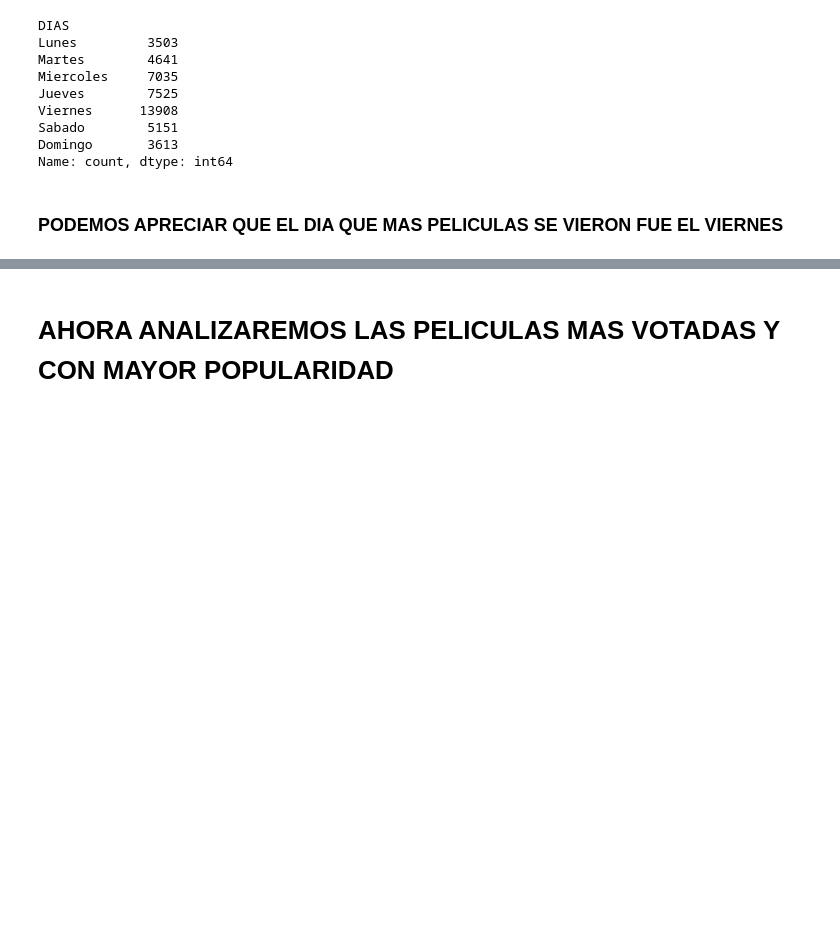
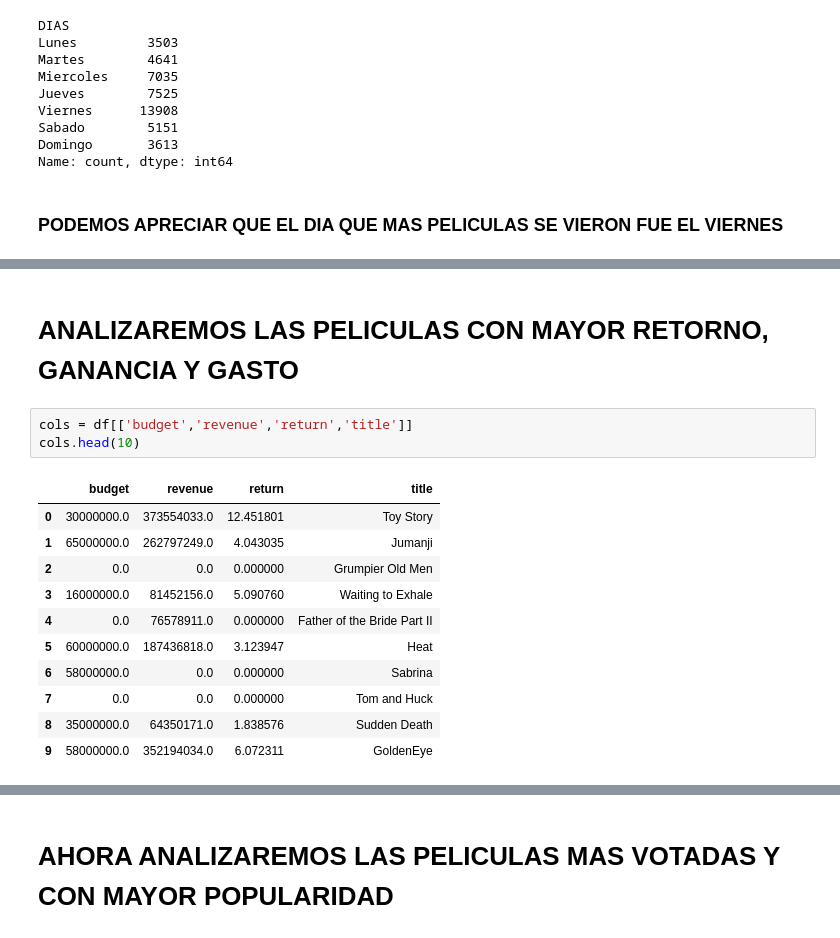
Before and after one commit to pedroOria/MLops, a Jupyter notebook: EDA.ipynb, the cells around one changed output, grey strips where cells are left out. Drawn from its saved outputs; the diff is of its cells as text; blank space fills up the shorter version.

```diff
--- a/EDA.ipynb
+++ b/EDA.ipynb
@@ -132,0 +190,17 @@ Name: count, dtype: int64
+# %% [markdown]
+# **ANALIZAREMOS LAS PELICULAS CON MAYOR RETORNO, GANANCIA Y GASTO**
+# %%
+cols = df[['budget','revenue','return','title']]
+cols.head(10)
+# %% [output]
+|  | budget | revenue | return | title |
+| 0 | 30000000.0 | 373554033.0 | 12.451801 | Toy Story |
+| 1 | 65000000.0 | 262797249.0 | 4.043035 | Jumanji |
+| 2 | 0.0 | 0.0 | 0.000000 | Grumpier Old Men |
+| 3 | 16000000.0 | 81452156.0 | 5.090760 | Waiting to Exhale |
+| 4 | 0.0 | 76578911.0 | 0.000000 | Father of the Bride Part II |
+| 5 | 60000000.0 | 187436818.0 | 3.123947 | Heat |
+| 6 | 58000000.0 | 0.0 | 0.000000 | Sabrina |
+| 7 | 0.0 | 0.0 | 0.000000 | Tom and Huck |
+| 8 | 35000000.0 | 64350171.0 | 1.838576 | Sudden Death |
+| 9 | 58000000.0 | 352194034.0 | 6.072311 | GoldenEye |
```
Also changed, not shown: parts of 15 cells of this notebook.
